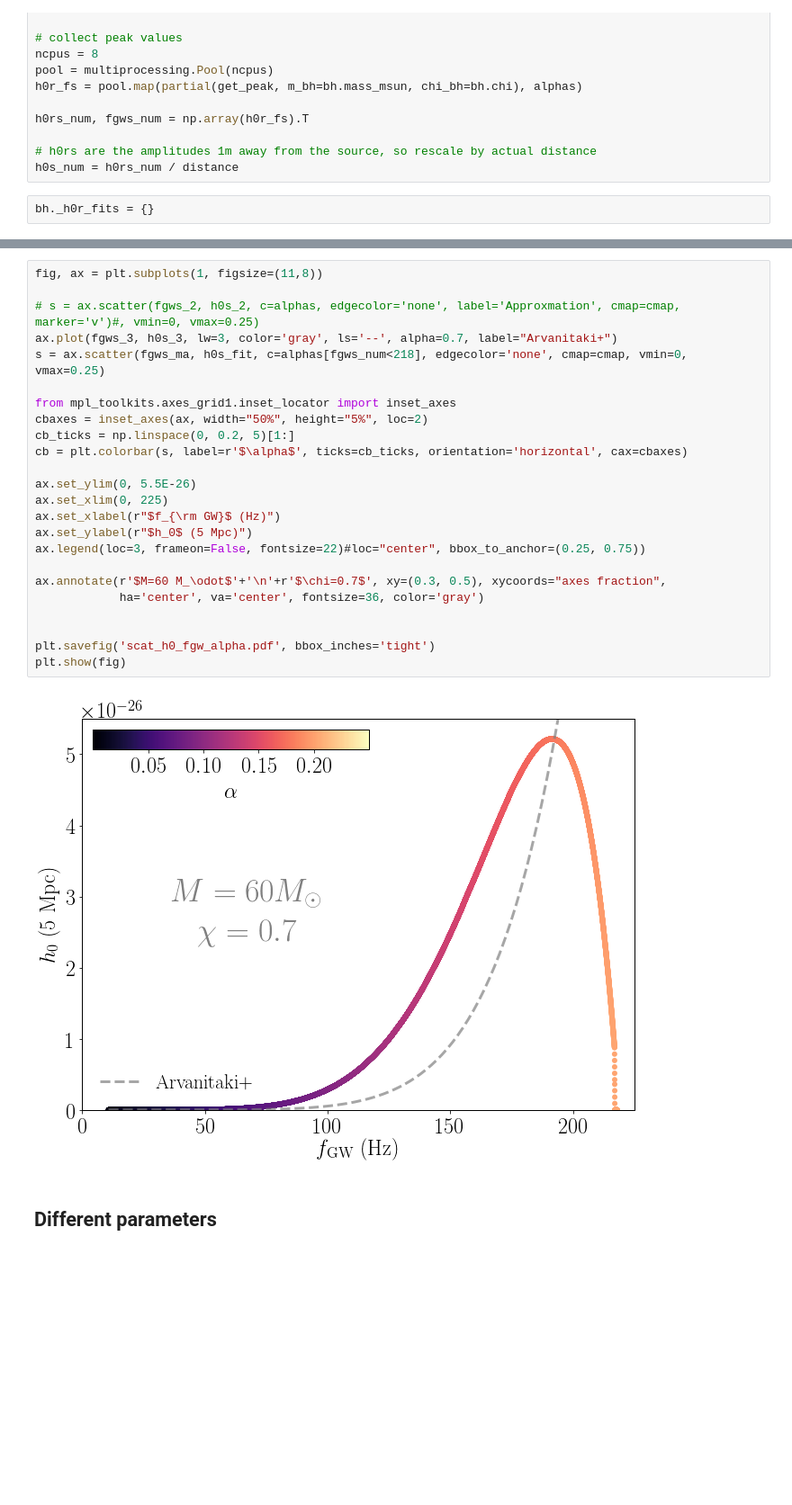
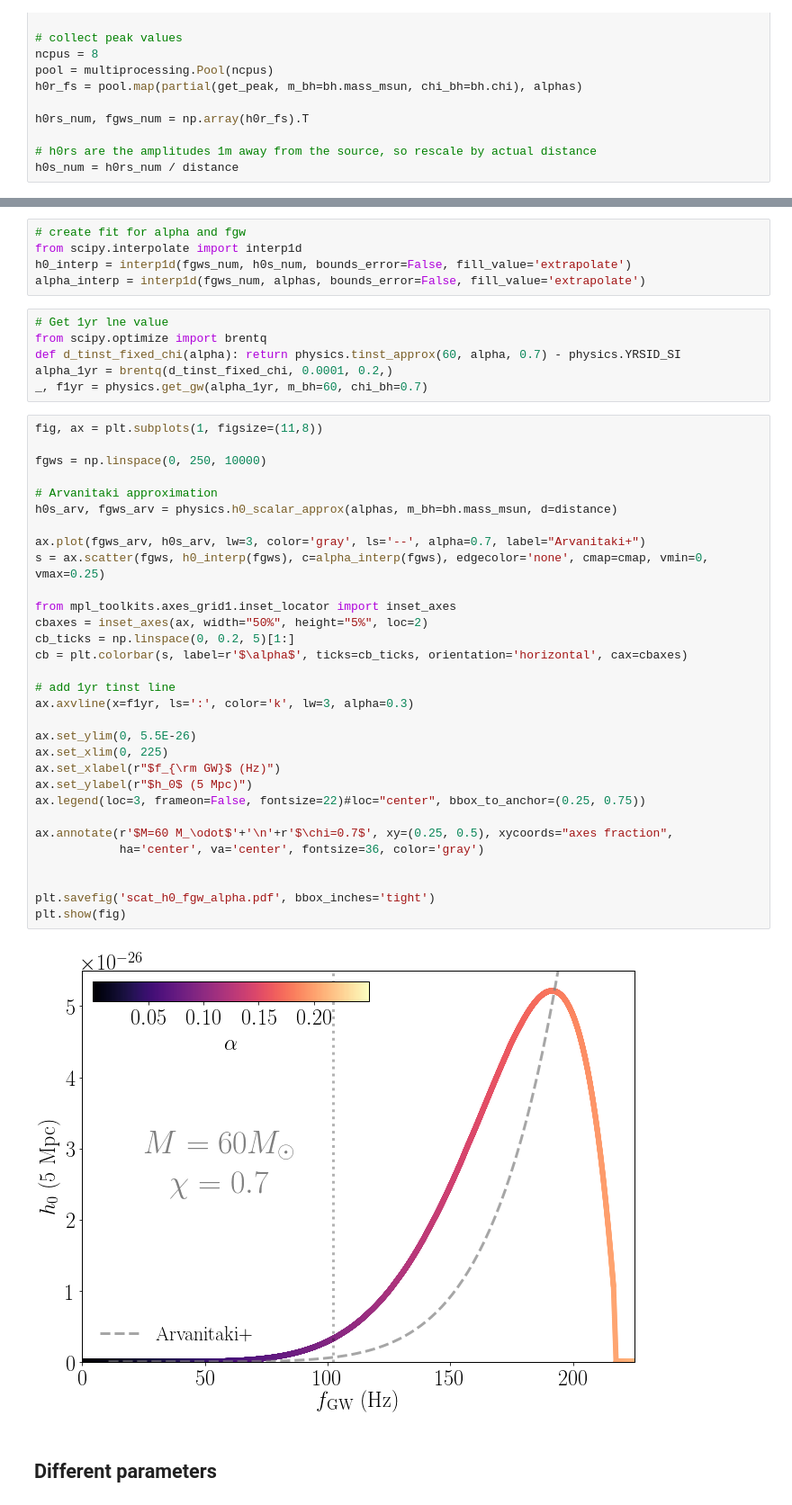
Before and after one commit to maxisi/gwaxion, a Jupyter notebook: examples/strain_example_multiprocessing.ipynb, the cells around one changed output, grey strips where cells are left out. Shown at 90% size. Drawn from its saved outputs; the diff is of its cells as text; blank space fills up the shorter version.

```diff
--- a/examples/strain_example_multiprocessing.ipynb
+++ b/examples/strain_example_multiprocessing.ipynb
@@ -109,5 +109,3 @@ h0rs_num, fgws_num = np.array(h0r_fs).T
 
 # h0rs are the amplitudes 1m away from the source, so rescale by actual distance
 h0s_num = h0rs_num / distance
-# %%
-bh._h0r_fits = {}
@@ -117,29 +112,47 @@ h0s_fit = bh.h0r_fit(fgws_ma, delta_alpha=0.0001, alpha_max=0.205)/distance
+# %%
+# create fit for alpha and fgw
+from scipy.interpolate import interp1d
+h0_interp = interp1d(fgws_num, h0s_num, bounds_error=False, fill_value='extrapolate')
+alpha_interp = interp1d(fgws_num, alphas, bounds_error=False, fill_value='extrapolate')
+# %%
+# Get 1yr lne value
+from scipy.optimize import brentq
+def d_tinst_fixed_chi(alpha): return physics.tinst_approx(60, alpha, 0.7) - physics.YRSID_SI
+alpha_1yr = brentq(d_tinst_fixed_chi, 0.0001, 0.2,)
+_, f1yr = physics.get_gw(alpha_1yr, m_bh=60, chi_bh=0.7)
 # %%
 fig, ax = plt.subplots(1, figsize=(11,8))
 
-# s = ax.scatter(fgws_2, h0s_2, c=alphas, edgecolor='none', label='Approxmation', cmap=cmap, marker='v')#, vmin=0, vmax=0.25)
-ax.plot(fgws_3, h0s_3, lw=3, color='gray', ls='--', alpha=0.7, label="Arvanitaki+")
-s = ax.scatter(fgws_ma, h0s_fit, c=alphas[fgws_num<218], edgecolor='none', cmap=cmap, vmin=0, vmax=0.25)
+fgws = np.linspace(0, 250, 10000)
+
+# Arvanitaki approximation
+h0s_arv, fgws_arv = physics.h0_scalar_approx(alphas, m_bh=bh.mass_msun, d=distance)
+
+ax.plot(fgws_arv, h0s_arv, lw=3, color='gray', ls='--', alpha=0.7, label="Arvanitaki+")
+s = ax.scatter(fgws, h0_interp(fgws), c=alpha_interp(fgws), edgecolor='none', cmap=cmap, vmin=0, vmax=0.25)
 
 from mpl_toolkits.axes_grid1.inset_locator import inset_axes
 cbaxes = inset_axes(ax, width="50%", height="5%", loc=2)
 cb_ticks = np.linspace(0, 0.2, 5)[1:]
 cb = plt.colorbar(s, label=r'$\alpha$', ticks=cb_ticks, orientation='horizontal', cax=cbaxes)
+
+# add 1yr tinst line
+ax.axvline(x=f1yr, ls=':', color='k', lw=3, alpha=0.3)
 
 ax.set_ylim(0, 5.5E-26)
 ax.set_xlim(0, 225)
 ax.set_xlabel(r"$f_{\rm GW}$ (Hz)")
 ax.set_ylabel(r"$h_0$ (5 Mpc)")
 ax.legend(loc=3, frameon=False, fontsize=22)#loc="center", bbox_to_anchor=(0.25, 0.75))
 
-ax.annotate(r'$M=60 M_\odot$'+'\n'+r'$\chi=0.7$', xy=(0.3, 0.5), xycoords="axes fraction",
+ax.annotate(r'$M=60 M_\odot$'+'\n'+r'$\chi=0.7$', xy=(0.25, 0.5), xycoords="axes fraction",
             ha='center', va='center', fontsize=36, color='gray')
 
 
 plt.savefig('scat_h0_fgw_alpha.pdf', bbox_inches='tight')
 plt.show(fig)
 # %% [output]
-[figure, old version]
+[figure, new version]
 # %% [markdown]
 ## Different parameters
 # %%
```
Also changed, not shown: parts of 3 cells of this notebook, 5 other files.
